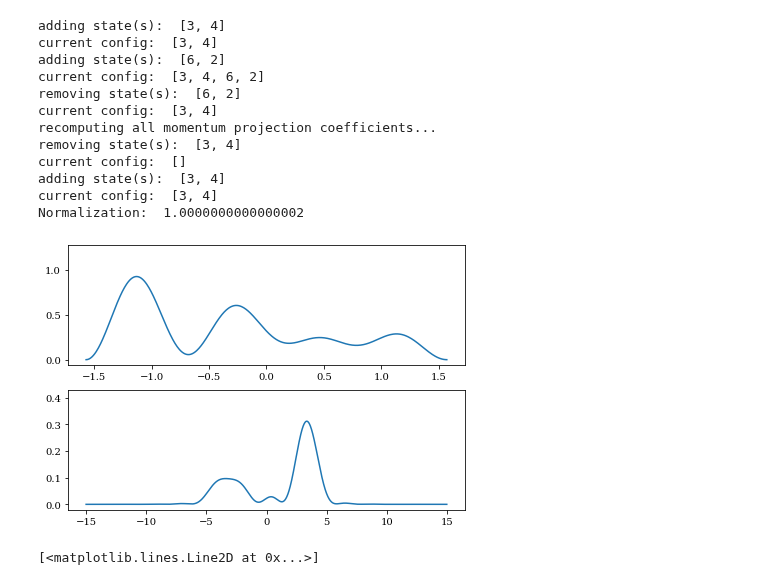
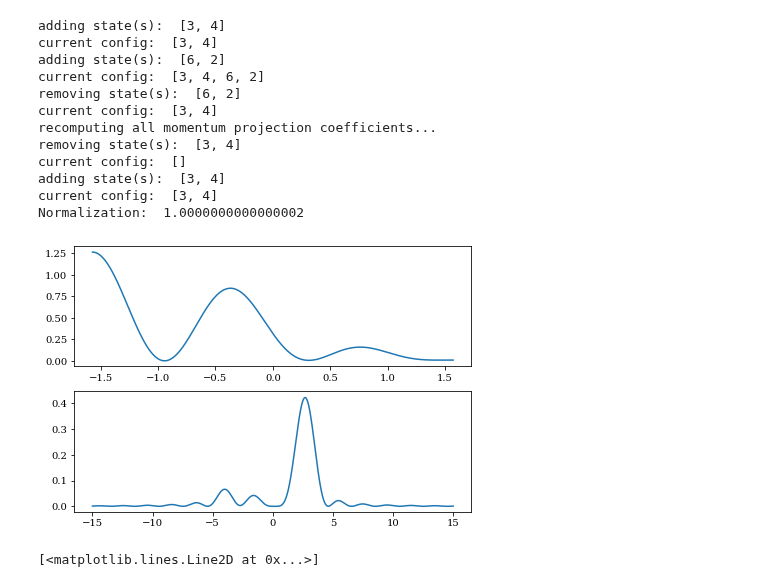
Before and after one commit to wyssard/Particle_in_a_Box, a Jupyter notebook: test_testing.ipynb, the cells around one changed output. Cells and saved outputs as stored; diff of their text form; code cells hidden in the pictures.

```diff
--- a/test_testing.ipynb
+++ b/test_testing.ipynb
@@ -19,7 +19,7 @@ plt.rcParams['animation.ffmpeg_path'] = 'C:\\ffmpeg\\bin\\ffmpeg.exe'
 # %%
 # Testing the new implementation of the momentum space wavefunction
 L = np.pi
-gamma = 0.00001
+gamma = 10000
 bound = 15
 
 
@@ -27,7 +27,7 @@ State3 = testing.Particle_in_Box_State(gamma, L, [3,4],[1,1])
 State3.add_state([6,2],[1,1])
 State3.remove_state([6,2])
 
-State3.gamma = 10000
+State3.gamma = 0.00001
 State3.property_change_complete_recompute()
 
 print("Normalization: ", np.sum(np.abs(State3._energy_proj_coeff)**2))
@@ -35,6 +35,7 @@ print("Normalization: ", np.sum(np.abs(State3._energy_proj_coeff)**2))
 x = np.linspace(-L/2, L/2, 500)
 k = np.arange(-bound, bound, 0.01)
 kn = np.arange(-bound, bound, 1)
+
 
 pos_space_func = State3.x_space_wavefunc
 cont_m_space_func = State3.cont_k_space_wavefunc
@@ -59,34 +60,34 @@ xDistrPlot = fig.add_subplot(gs[0, 0])
 
 linesP = pDistrPlot.plot(k, np.abs(cont_m_space_func(k, 0)**2))
 linesX = xDistrPlot.plot(x, np.abs(pos_space_func(x, 0))**2)
 
 
 def init():
     linesX[0].set_data(x, np.abs(pos_space_func(x, 0))**2)
     linesP[0].set_data(k, np.abs(cont_m_space_func(k, 0)**2))
     return linesX + linesP
 
 def animate(i):
     linesX[0].set_data(x, np.abs(pos_space_func(x, 0.012*i))**2)
     linesP[0].set_data(k, np.abs(cont_m_space_func(k, 0.012*i)**2))
     return linesX + linesP
 
 anim = FuncAnimation(fig, animate, init_func=init, frames=100, interval=20, blit=True)
 anim.save("new_momentum_implementation_newclasses.gif")
 # %% [output]
 adding state(s):  [3, 4]
 current config:  [3, 4]
 adding state(s):  [6, 2]
 current config:  [3, 4, 6, 2]
 removing state(s):  [6, 2]
 current config:  [3, 4]
 recomputing all momentum projection coefficients...
 removing state(s):  [3, 4]
 current config:  []
 adding state(s):  [3, 4]
 current config:  [3, 4]
 Normalization:  1.0000000000000002
-[figure, old version]
+[figure, new version]
 # %%
 # Testing momentum distribution (general case with gamma_+ = gamm_- =: gamma)
 L = np.pi
```
Also changed, not shown: 2 other files.
